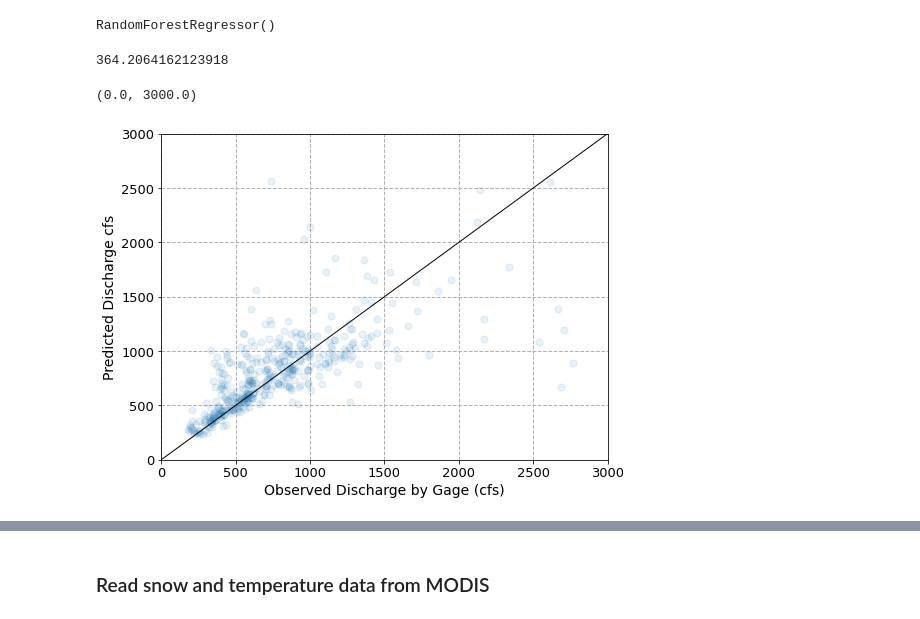
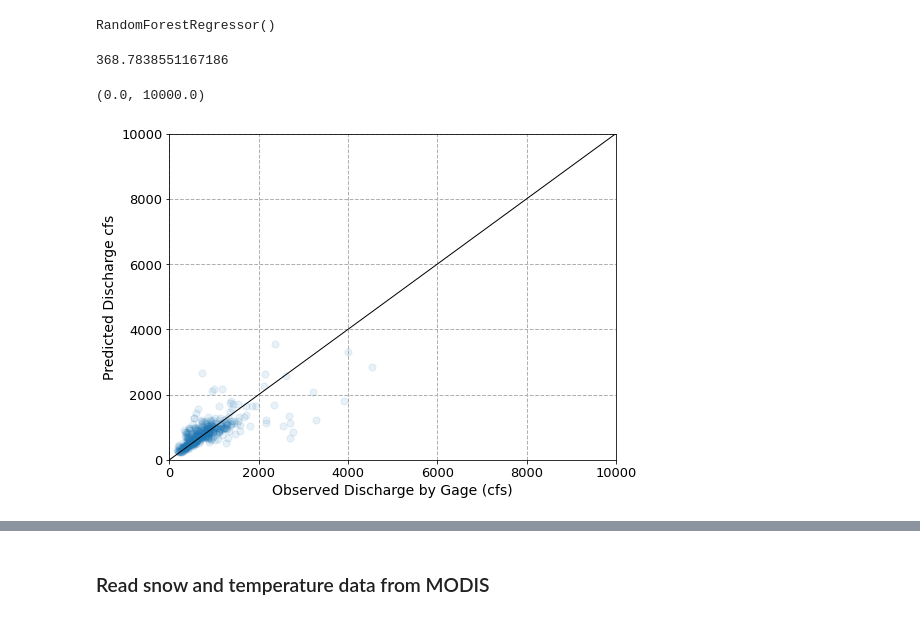
Before and after one commit to ianvd/gage-guesser, a Jupyter notebook: Main.ipynb, the cells around one changed output, grey strips where cells are left out. Drawn from its saved outputs; the diff is of its cells as text; code cells hidden in the pictures.

```diff
--- a/Main.ipynb
+++ b/Main.ipynb
@@ -1050,6 +1061,8 @@ daymet_df.loc['2013-01-01':'2018-12-31'].plot(y='tmin_data', kind ='line', figsi
 [figure]
 # %% [markdown]
 ## Machine Learning Model for Daymet data
+# %%
+daymet_cleaned = daymet_df.dropna()
 # %%
 # Define feature list
 feature_list =  ['prec_data', 'swe_data', 'tmax_data', 'tmin_data', 'month']
@@ -1068,8 +1081,8 @@ month                 -0.106460
 tmax_data             -0.145459
 Name: nisqually_discharge, dtype: float64
 # %%
-X = daymet_df[feature_list]
-y = daymet_df['nisqually_discharge']
+X = daymet_cleaned[feature_list]
+y = daymet_cleaned['nisqually_discharge']
 
 # Standarize data
 scaler = StandardScaler()
@@ -1096,19 +1109,19 @@ final_mse = mean_squared_error(y_test , predictions)
 final_rmse = np.sqrt(final_mse)
 final_rmse
 # %% [output]
-364.2064162123918
+368.7838551167186
 # %%
 import matplotlib.pyplot as plt
 # Plot
 fig, ax = plt.subplots(figsize=(8, 6))
 ax.scatter(y_test, predictions, alpha=0.1, s=50, zorder=2)
-ax.plot([0,3000], [0, 3000], color='k', lw=1, zorder=3)
+ax.plot([0,10000], [0, 10000], color='k', lw=1, zorder=3)
 ax.set_ylabel('Predicted Discharge cfs', fontsize=14)
 ax.set_xlabel('Observed Discharge by Gage (cfs)', fontsize=14)
 ax.tick_params(axis='both', which='major', labelsize=13)
 ax.grid(ls='dashed', lw=1, zorder=1)
-ax.set_ylim(0,3000)
-ax.set_xlim(0,3000)
+ax.set_ylim(0,10000)
+ax.set_xlim(0,10000)
 # %% [output]
-(0.0, 3000.0)
+(0.0, 10000.0)
-[figure, old version]
+[figure, new version]
```
Also changed, not shown: parts of 36 cells of this notebook.
